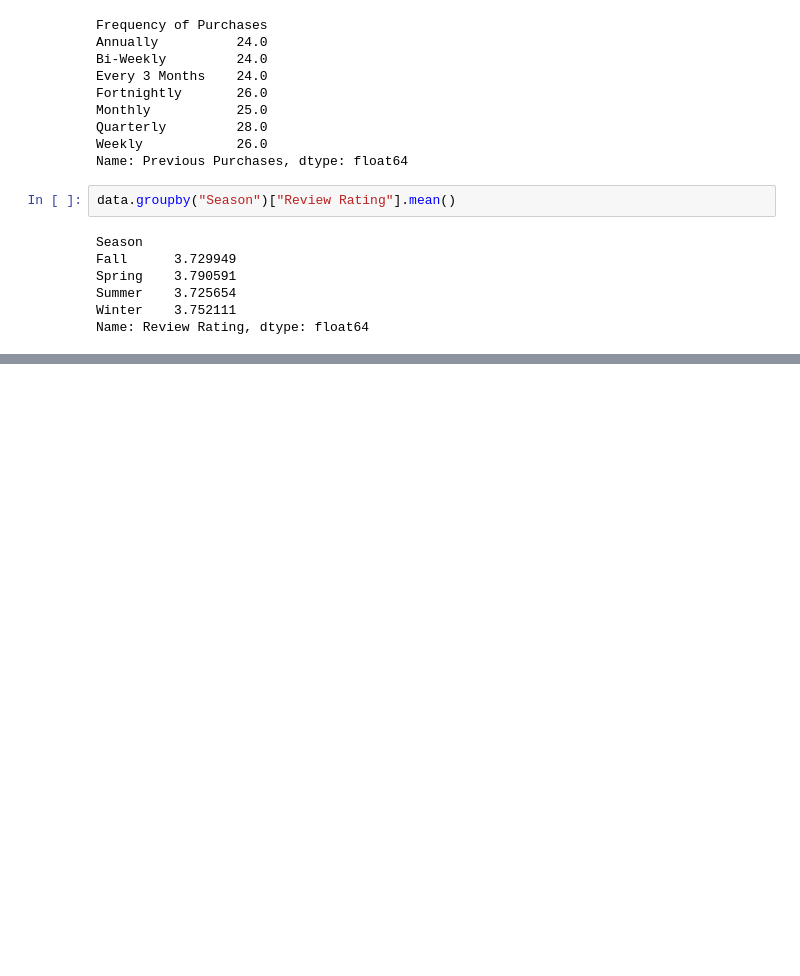
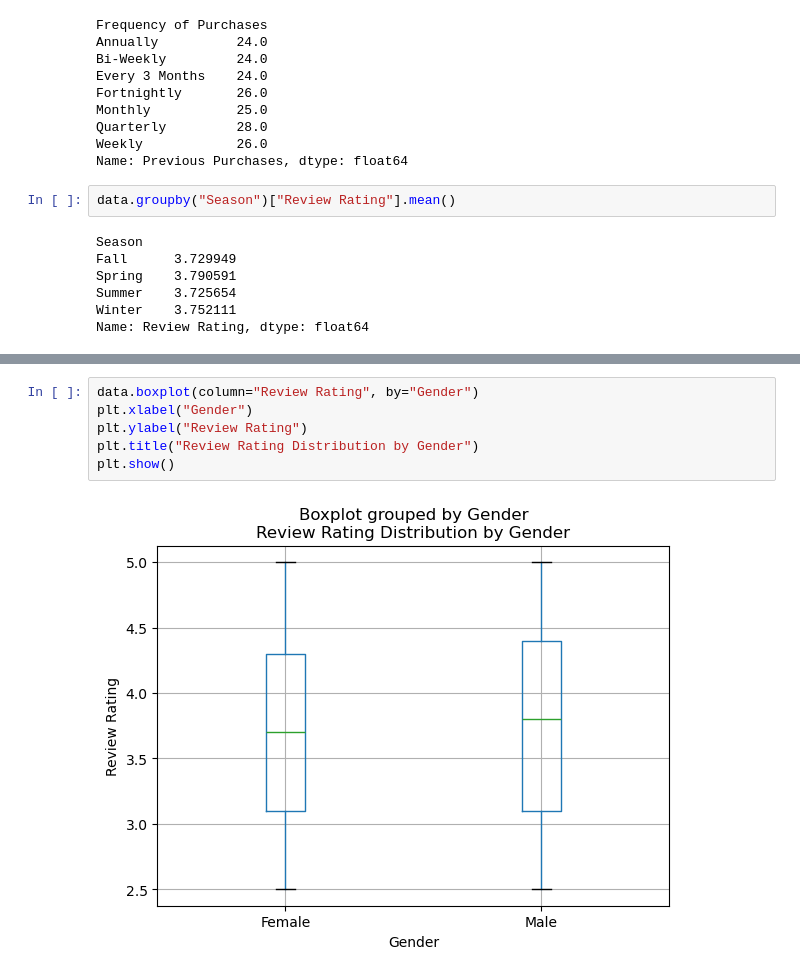
Before and after one commit to samwanyua/Shopping-Trends-Exploratory-Data-Analysis-EDA-Project, a Jupyter notebook: notebook.ipynb, the cells around one changed output, grey strips where cells are left out. Cells and saved outputs as stored; diff of their text form; blank space fills up the shorter version.

Commit message:
Boxplot grouped by Gender

```diff
--- a/notebook.ipynb
+++ b/notebook.ipynb
@@ -254,0 +269,8 @@ Name: Review Rating, dtype: float64
+# %%
+data.boxplot(column="Review Rating", by="Gender")
+plt.xlabel("Gender")
+plt.ylabel("Review Rating")
+plt.title("Review Rating Distribution by Gender")
+plt.show()
+# %% [output]
+[figure, added]
```
Also changed, not shown: parts of 2 cells of this notebook.
